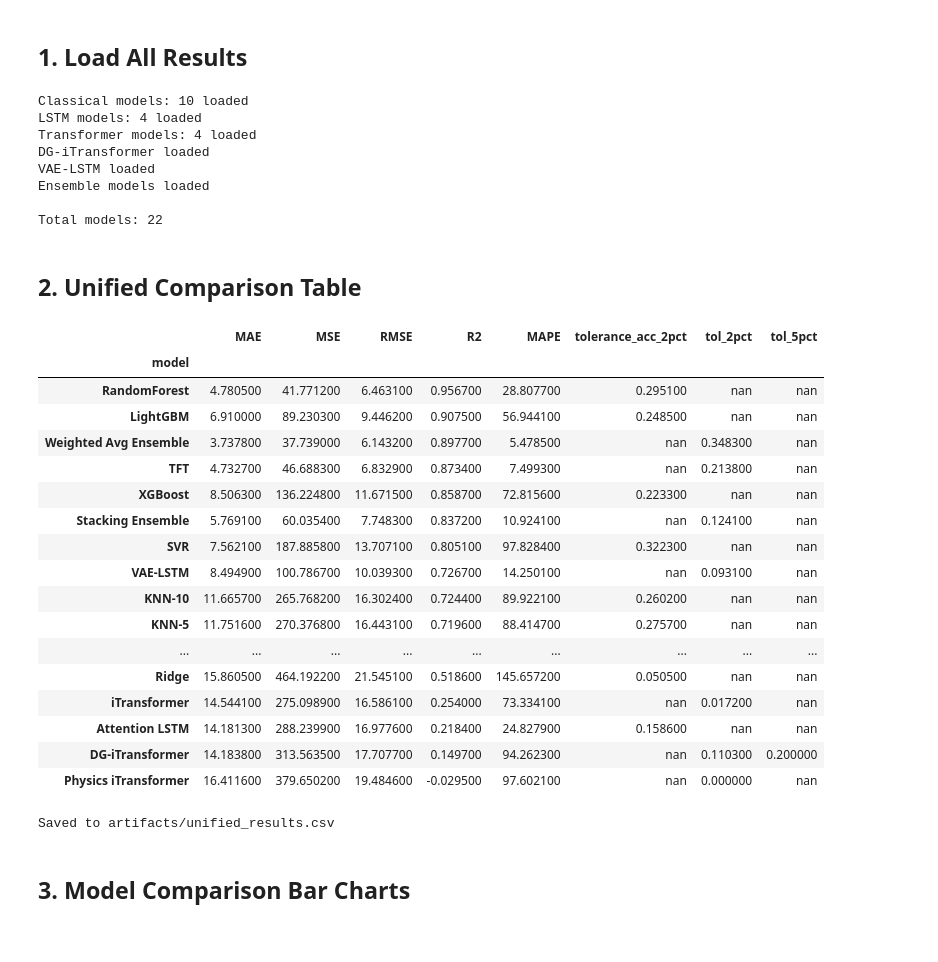
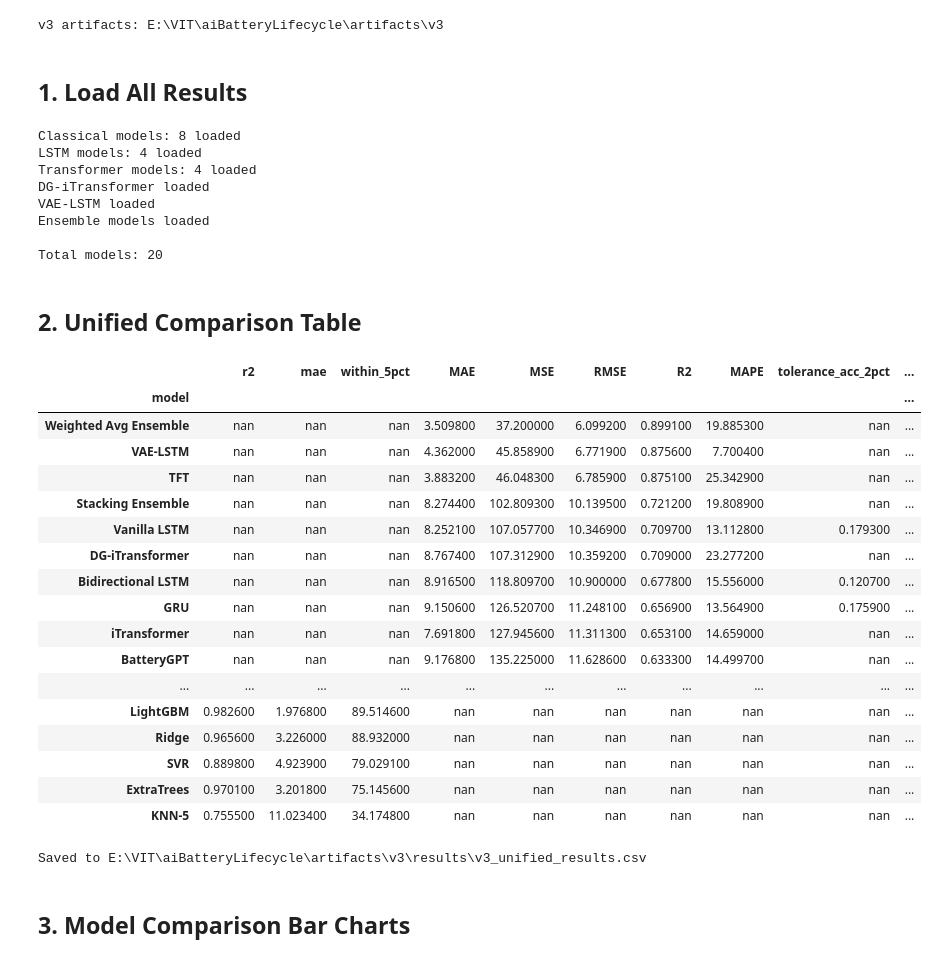
Before and after one commit to NeerajCodz/aiBatteryLifeCycle, a Jupyter notebook: notebooks/09_evaluation.ipynb, the cells around one changed output. Drawn from its saved outputs; the diff is of its cells as text; code cells hidden in the pictures.

```diff
--- a/notebooks/09_evaluation.ipynb
+++ b/notebooks/09_evaluation.ipynb
@@ -32,17 +36,20 @@ from src.utils.config import ARTIFACTS_DIR, FIGURES_DIR, get_version_paths
 
 plt.style.use("seaborn-v0_8-whitegrid")
 
-# v2 paths
-v2 = get_version_paths('v2')
+# v3 paths
+v3 = get_version_paths("v3")
+print(f"v3 artifacts: {v3['root']}")
+# %% [output]
+v3 artifacts: E:\VIT\aiBatteryLifecycle\artifacts\v3
 # %% [markdown]
 ## 1. Load All Results
 # %%
-# Collect results from all training notebooks
+# Collect results from all v3 training notebooks
 all_results = {}
 
 # Classical ML
 try:
-    classical = pd.read_csv(v2["results"] / "v2_classical_soh_results.csv", index_col=0)
+    classical = pd.read_csv(v3["results"] / "v3_classical_soh_results.csv", index_col=0)
     for name in classical.index:
         all_results[name] = classical.loc[name].to_dict()
     print(f"Classical models: {len(classical)} loaded")
@@ -51,7 +58,7 @@ except FileNotFoundError:
 
 # LSTM family
 try:
-    lstm = pd.read_csv(v2["results"] / "v2_lstm_soh_results.csv", index_col=0)
+    lstm = pd.read_csv(v3["results"] / "v3_lstm_soh_results.csv", index_col=0)
     for name in lstm.index:
         all_results[name] = lstm.loc[name].to_dict()
     print(f"LSTM models: {len(lstm)} loaded")
@@ -60,7 +67,7 @@ except FileNotFoundError:
 
 # Transformer family
 try:
-    trans = pd.read_csv(v2["results"] / "v2_transformer_soh_results.csv", index_col=0)
+    trans = pd.read_csv(v3["results"] / "v3_transformer_soh_results.csv", index_col=0)
     for name in trans.index:
         all_results[name] = trans.loc[name].to_dict()
     print(f"Transformer models: {len(trans)} loaded")
@@ -69,7 +76,7 @@ except FileNotFoundError:
 
 # Dynamic Graph iTransformer
 try:
-    with open(v2["results"] / "v2_dg_itransformer_results.json") as f:
+    with open(v3["results"] / "v3_dg_itransformer_results.json") as f:
         all_results["DG-iTransformer"] = json.load(f)
     print("DG-iTransformer loaded")
 except FileNotFoundError:
@@ -77,7 +84,7 @@ except FileNotFoundError:
 
 # VAE-LSTM
 try:
-    with open(v2["results"] / "v2_vae_lstm_results.json") as f:
+    with open(v3["results"] / "v3_vae_lstm_results.json") as f:
         all_results["VAE-LSTM"] = json.load(f)
     print("VAE-LSTM loaded")
 except FileNotFoundError:
@@ -85,53 +92,53 @@ except FileNotFoundError:
 
 # Ensemble
 try:
-    ens = pd.read_csv(v2["results"] / "v2_ensemble_results.csv", index_col=0)
+    ens = pd.read_csv(v3["results"] / "v3_ensemble_results.csv", index_col=0)
     for name in ens.index:
         if "Ensemble" in name:
             all_results[name] = ens.loc[name].to_dict()
-    print(f"Ensemble models loaded")
+    print("Ensemble models loaded")
 except FileNotFoundError:
     print("No ensemble results — run notebook 08")
 
 print(f"\nTotal models: {len(all_results)}")
 # %% [output]
-Classical models: 10 loaded
+Classical models: 8 loaded
 LSTM models: 4 loaded
 Transformer models: 4 loaded
 DG-iTransformer loaded
 VAE-LSTM loaded
 Ensemble models loaded
 
-Total models: 22
+Total models: 20
 # %% [markdown]
 ## 2. Unified Comparison Table
 # %%
 summary = build_summary_table(all_results).sort_values("R2", ascending=False)
 display(summary.round(4).style.background_gradient(cmap="RdYlGn", subset=["R2"])
         .background_gradient(cmap="RdYlGn_r", subset=["MAE", "RMSE", "MAPE"]))
 
-summary.to_csv(v2["results"] / "v2_unified_results.csv")
-print("Saved to artifacts/unified_results.csv")
+summary.to_csv(v3["results"] / "v3_unified_results.csv")
+print(f"Saved to {v3['results'] / 'v3_unified_results.csv'}")
 # %% [output]
-|  | MAE | MSE | RMSE | R2 | MAPE | tolerance_acc_2pct | tol_2pct | tol_5pct |
-| model |  |  |  |  |  |  |  |  |
-| RandomForest | 4.780500 | 41.771200 | 6.463100 | 0.956700 | 28.807700 | 0.295100 | nan | nan |
-| LightGBM | 6.910000 | 89.230300 | 9.446200 | 0.907500 | 56.944100 | 0.248500 | nan | nan |
-| Weighted Avg Ensemble | 3.737800 | 37.739000 | 6.143200 | 0.897700 | 5.478500 | nan | 0.348300 | nan |
-| TFT | 4.732700 | 46.688300 | 6.832900 | 0.873400 | 7.499300 | nan | 0.213800 | nan |
-| XGBoost | 8.506300 | 136.224800 | 11.671500 | 0.858700 | 72.815600 | 0.223300 | nan | nan |
-| Stacking Ensemble | 5.769100 | 60.035400 | 7.748300 | 0.837200 | 10.924100 | nan | 0.124100 | nan |
-| SVR | 7.562100 | 187.885800 | 13.707100 | 0.805100 | 97.828400 | 0.322300 | nan | nan |
-| VAE-LSTM | 8.494900 | 100.786700 | 10.039300 | 0.726700 | 14.250100 | nan | 0.093100 | nan |
-| KNN-10 | 11.665700 | 265.768200 | 16.302400 | 0.724400 | 89.922100 | 0.260200 | nan | nan |
-| KNN-5 | 11.751600 | 270.376800 | 16.443100 | 0.719600 | 88.414700 | 0.275700 | nan | nan |
-| ... | ... | ... | ... | ... | ... | ... | ... | ... |
-| Ridge | 15.860500 | 464.192200 | 21.545100 | 0.518600 | 145.657200 | 0.050500 | nan | nan |
-| iTransformer | 14.544100 | 275.098900 | 16.586100 | 0.254000 | 73.334100 | nan | 0.017200 | nan |
-| Attention LSTM | 14.181300 | 288.239900 | 16.977600 | 0.218400 | 24.827900 | 0.158600 | nan | nan |
-| DG-iTransformer | 14.183800 | 313.563500 | 17.707700 | 0.149700 | 94.262300 | nan | 0.110300 | 0.200000 |
-| Physics iTransformer | 16.411600 | 379.650200 | 19.484600 | -0.029500 | 97.602100 | nan | 0.000000 | nan |
+|  | r2 | mae | within_5pct | MAE | MSE | RMSE | R2 | MAPE | tolerance_acc_2pct | ... |
+| model |  |  |  |  |  |  |  |  |  | ... |
+| Weighted Avg Ensemble | nan | nan | nan | 3.509800 | 37.200000 | 6.099200 | 0.899100 | 19.885300 | nan | ... |
+| VAE-LSTM | nan | nan | nan | 4.362000 | 45.858900 | 6.771900 | 0.875600 | 7.700400 | nan | ... |
+| TFT | nan | nan | nan | 3.883200 | 46.048300 | 6.785900 | 0.875100 | 25.342900 | nan | ... |
+| Stacking Ensemble | nan | nan | nan | 8.274400 | 102.809300 | 10.139500 | 0.721200 | 19.808900 | nan | ... |
+| Vanilla LSTM | nan | nan | nan | 8.252100 | 107.057700 | 10.346900 | 0.709700 | 13.112800 | 0.179300 | ... |
+| DG-iTransformer | nan | nan | nan | 8.767400 | 107.312900 | 10.359200 | 0.709000 | 23.277200 | nan | ... |
+| Bidirectional LSTM | nan | nan | nan | 8.916500 | 118.809700 | 10.900000 | 0.677800 | 15.556000 | 0.120700 | ... |
+| GRU | nan | nan | nan | 9.150600 | 126.520700 | 11.248100 | 0.656900 | 13.564900 | 0.175900 | ... |
+| iTransformer | nan | nan | nan | 7.691800 | 127.945600 | 11.311300 | 0.653100 | 14.659000 | nan | ... |
+| BatteryGPT | nan | nan | nan | 9.176800 | 135.225000 | 11.628600 | 0.633300 | 14.499700 | nan | ... |
+| ... | ... | ... | ... | ... | ... | ... | ... | ... | ... | ... |
+| LightGBM | 0.982600 | 1.976800 | 89.514600 | nan | nan | nan | nan | nan | nan | ... |
+| Ridge | 0.965600 | 3.226000 | 88.932000 | nan | nan | nan | nan | nan | nan | ... |
+| SVR | 0.889800 | 4.923900 | 79.029100 | nan | nan | nan | nan | nan | nan | ... |
+| ExtraTrees | 0.970100 | 3.201800 | 75.145600 | nan | nan | nan | nan | nan | nan | ... |
+| KNN-5 | 0.755500 | 11.023400 | 34.174800 | nan | nan | nan | nan | nan | nan | ... |
-Saved to artifacts/unified_results.csv
+Saved to E:\VIT\aiBatteryLifecycle\artifacts\v3\results\v3_unified_results.csv
 # %% [markdown]
 ## 3. Model Comparison Bar Charts
 # %%
```
Also changed, not shown: parts of 6 cells of this notebook, 19 other files.
